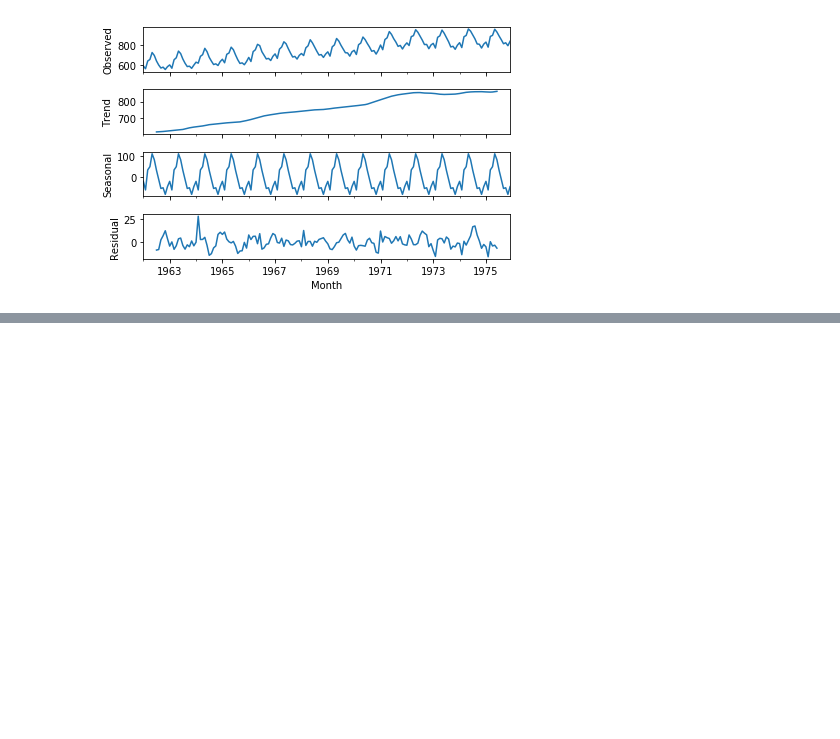
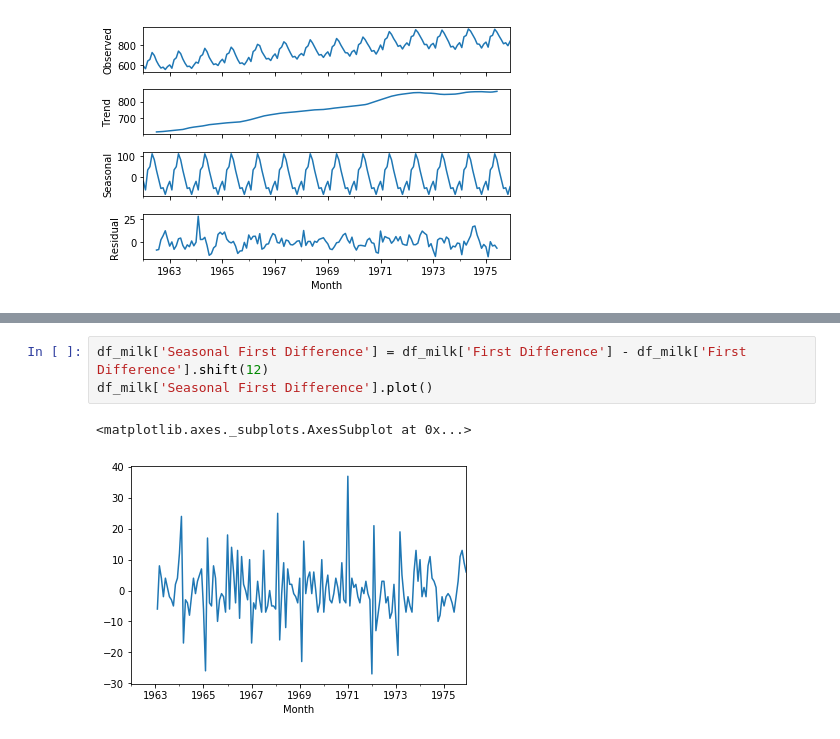
Before and after one commit to willianbriotto/ds-finance, a Jupyter notebook: ds-finance-course.ipynb, the cells around one changed output, grey strips where cells are left out. Cells and saved outputs as stored; diff of their text form; blank space fills up the shorter version.

```diff
--- a/ds-finance-course.ipynb
+++ b/ds-finance-course.ipynb
@@ -148,0 +230,6 @@ fig = decomp.plot()
+# %%
+df_milk['Seasonal First Difference'] = df_milk['First Difference'] - df_milk['First Difference'].shift(12)
+df_milk['Seasonal First Difference'].plot()
+# %% [output]
+<matplotlib.axes._subplots.AxesSubplot at 0x...>
+[figure, added]
```
Also changed, not shown: parts of 11 cells of this notebook.
